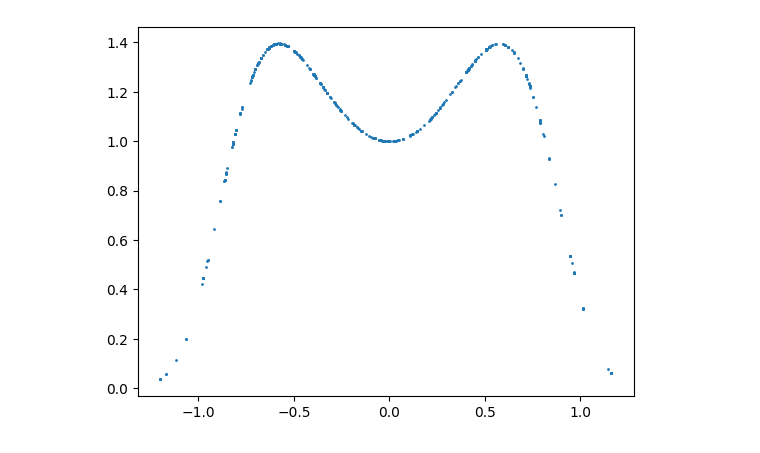
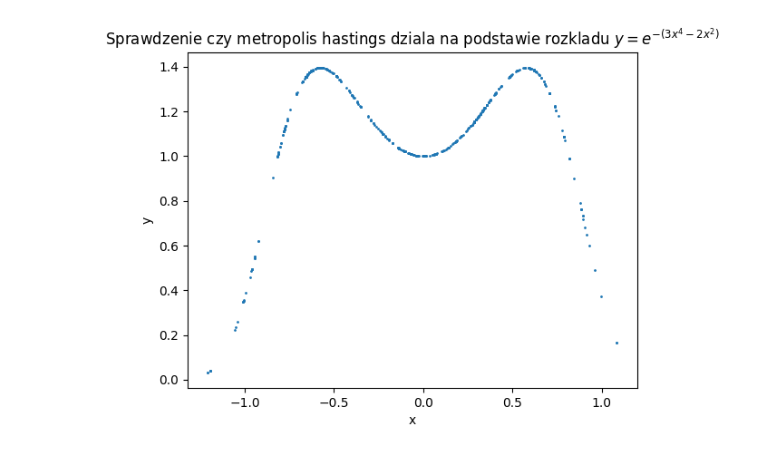
Before and after one commit to kluski777/PraktykiGAN, a Jupyter notebook: rozklad.ipynb, the cells around one changed output. Drawn from its saved outputs; the diff is of its cells as text; code cells hidden in the pictures.

```diff
--- a/rozklad.ipynb
+++ b/rozklad.ipynb
@@ -1,36 +1,43 @@
 # %%
 import matplotlib.pyplot as plt
 import scipy.stats as stats
 import numpy as np
 import sys
 import torch # na razie tylko metropolis
 
 xs = np.random.random(size=(100,))
 ys = stats.norm.pdf(xs, loc=0, scale=1) # rozkład normalny ciekawe czy zagdniemy?
 
 # metropolis hastings, chcemy dostać te stałe rozkładu normalnego
-def moj_rozklad(x):
+def jakis_rozklad(x):
     return np.exp(-(3 * x**4 - 2 * x**2))
 
-numbers = 500
-x_actual = 0.0 # doesn't matter
-xs = np.zeros(numbers)
-ys = np.zeros(numbers)
-added = 0
+def metropolis_hastings_probing(distribution: callable, numbers: int):
+    x_actual = 0.1 # doesn't matter
+    xs = np.zeros(numbers)
+    ys = np.zeros(numbers)
+    added = 0
 
-while added < numbers:
-    x_proposed = x_actual + np.random.normal(loc=0, scale=1) # losową wartość do x-a dodajemy - no teraz zaczyna ta metoda mieć sens
-    ys[added] = moj_rozklad(x_proposed)
-    prob_adding = ys[added] / moj_rozklad(x_actual) # te rozklady nie zaleza od poprzedniego punkut
+    while added < numbers:
+        x_proposed = x_actual + np.random.normal(loc=0, scale=1) # losową wartość do x-a dodajemy - no teraz zaczyna ta metoda mieć sens
+        ys[added] = distribution(x_proposed)
+        prob_adding = ys[added] / distribution(x_actual) # te rozklady nie zaleza od poprzedniego punkut
 
-    if np.random.uniform(low=0., high=1.) <= prob_adding:
-        x_actual = x_proposed
-    else:
-        ys[added] = ys[added-1]
-    xs[added] = x_actual
-    added += 1
+        if np.random.uniform(low=0., high=1.) <= prob_adding:
+            x_actual = x_proposed
+        else:
+            ys[added] = ys[added-1]
+        xs[added] = x_actual
+        added += 1
 
+    return xs, ys
+
+xs, ys = metropolis_hastings_probing(jakis_rozklad, 500)
+
+plt.title(r'Sprawdzenie czy metropolis hastings dziala na podstawie rozkladu $y = e^{-(3x^4 - 2x^2)}$')
 plt.scatter(xs, ys, s=1)
+plt.xlabel('x')
+plt.ylabel('y')
 plt.show()
 # %% [output]
-[figure, old version]
+[figure, new version]
```
Also changed, not shown: parts of 2 cells of this notebook, 2 other files.
